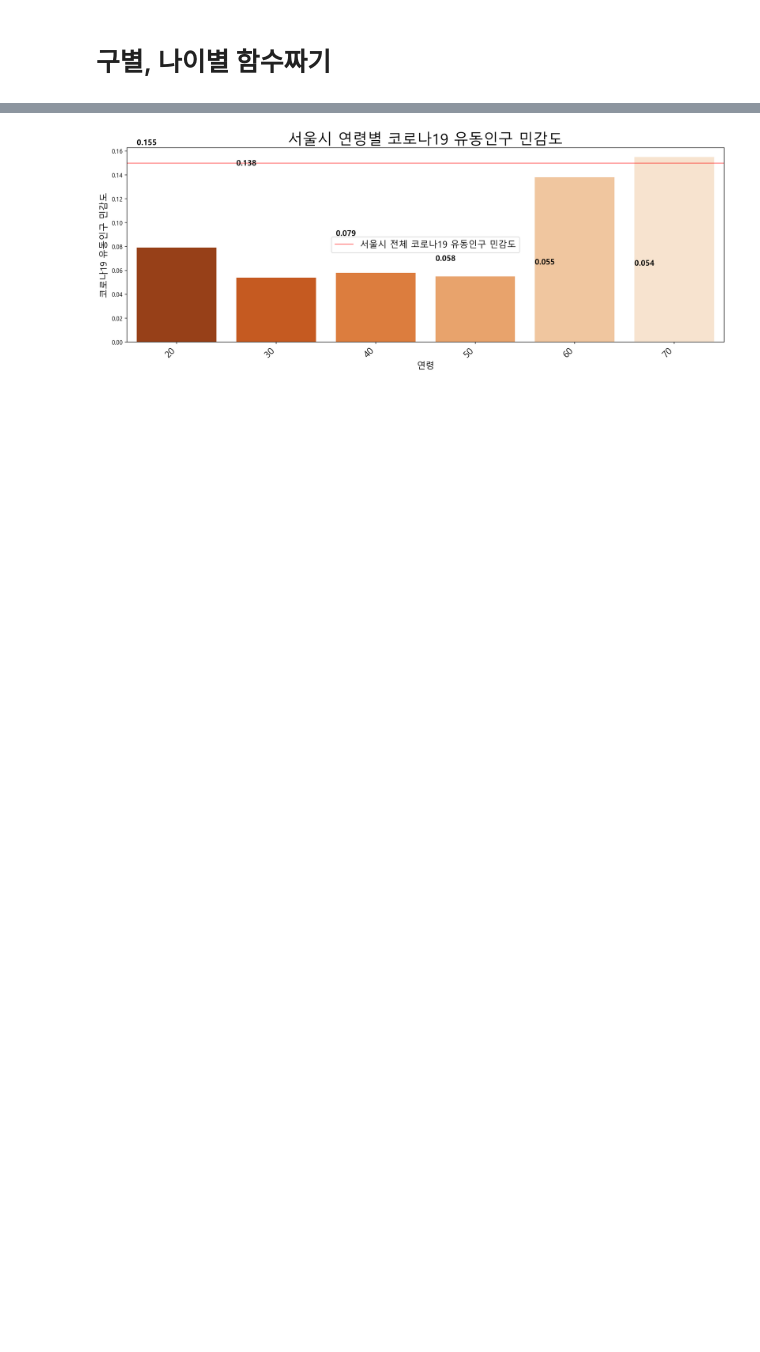
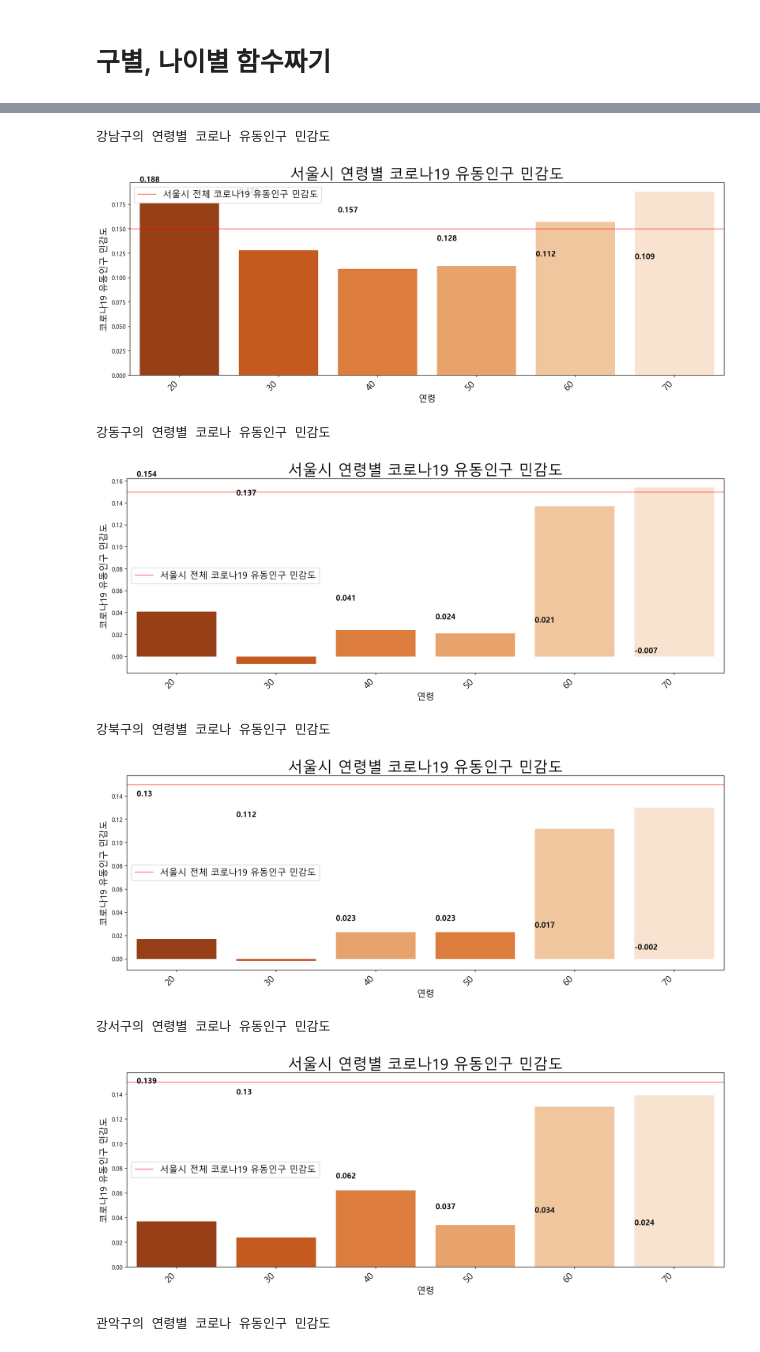
Before and after one commit to Changyoon-Lee/big_contest, a Jupyter notebook: 구별 코로나 민감도/코로나 확진 연령별 민감도 구하기.ipynb, the cells around one changed output, grey strips where cells are left out. Saved outputs shown, nothing was run; the diff lists cells and outputs as text; code cells hidden in the pictures; blank space fills up the shorter version.

```diff
--- a/구별 코로나 민감도/코로나 확진 연령별 민감도 구하기.ipynb
+++ b/구별 코로나 민감도/코로나 확진 연령별 민감도 구하기.ipynb
@@ -28,0 +77,3 @@ Requirement already satisfied: haversine in c:\users\user\anaconda3\lib\site-pac
+# %%
+time = time[['datetime', 'date', 'time', 'gu', 'age', 'ppl', 'sex']]
+time
@@ -29,3 +94,7 @@ Requirement already satisfied: haversine in c:\users\user\anaconda3\lib\site-pac
+# %%
+#저장
+with open('time.pkl', 'wb') as f:
+    pickle.dump(time, f)
 # %%
 def pklopen(route):
     with open('{}'.format(route), 'rb') as f:
@@ -333,16 +392,31 @@ k
+# %%
+gu_list = list(k.loc[:]['gu'].unique())
+# %%
+for gu in gu_list:
+    k[k.loc[:]['gu']==gu]
 # %%
-tmp_list = []
-for age in k.age.unique():
-  tmp_df = k[k.age==age]
-  tmp_pre = tmp_df.loc[k.week.isin(range(2,4)), 'ppl'].mean()
-  tmp_post = tmp_df.loc[k.week.isin(range(9, 12)), 'ppl'].mean()
-  tmp_sensitivity = round((tmp_pre - tmp_post)/tmp_pre, 3)
-  tmp_list.append(tmp_sensitivity)
+for gu in gu_list:
+    print('{}의 연령별 코로나 유동인구 민감도'.format(gu))
+    tmp_list = []
+    for age in k[k.loc[:]['gu']==gu].age.unique():
+      tmp_df = k[k.loc[:]['gu']==gu][k[k.loc[:]['gu']==gu].age==age]
+      tmp_pre = tmp_df.loc[k[k.loc[:]['gu']==gu].week.isin(range(2,4)), 'ppl'].mean()
+      tmp_post = tmp_df.loc[k[k.loc[:]['gu']==gu].week.isin(range(9, 12)), 'ppl'].mean()
+      tmp_sensitivity = round((tmp_pre - tmp_post)/tmp_pre, 3)
+      tmp_list.append(tmp_sensitivity)
 
-fpop_sensitivity_gu = pd.DataFrame({'연령':k.age.unique(), '코로나19_유동인구_민감도':tmp_list})\
-                        .sort_values('코로나19_유동인구_민감도', ascending=False).reset_index(drop=True)
+    fpop_sensitivity_gu = pd.DataFrame({'연령':k[k.loc[:]['gu']==gu].age.unique(), '코로나19_유동인구_민감도':tmp_list})\
+                            .sort_values('코로나19_유동인구_민감도', ascending=False).reset_index(drop=True)
 
-# 자치구별 코로나19 유동인구 민감도 막대 그래프
-plot_region_fpop_sensitivity(df=fpop_sensitivity_gu, x_axis='연령')
+    # 자치구별 코로나19 유동인구 민감도 막대 그래프
+    plot_region_fpop_sensitivity(df=fpop_sensitivity_gu, x_axis='연령')
 # %% [output]
+강남구의 연령별 코로나 유동인구 민감도
-[figure, old version]
+[figure, new version]
+강동구의 연령별 코로나 유동인구 민감도
+[figure, added]
+강북구의 연령별 코로나 유동인구 민감도
+[figure, added]
+강서구의 연령별 코로나 유동인구 민감도
+[figure, added]
+관악구의 연령별 코로나 유동인구 민감도
```
Also changed, not shown: parts of 20 cells of this notebook, 4 other files.
